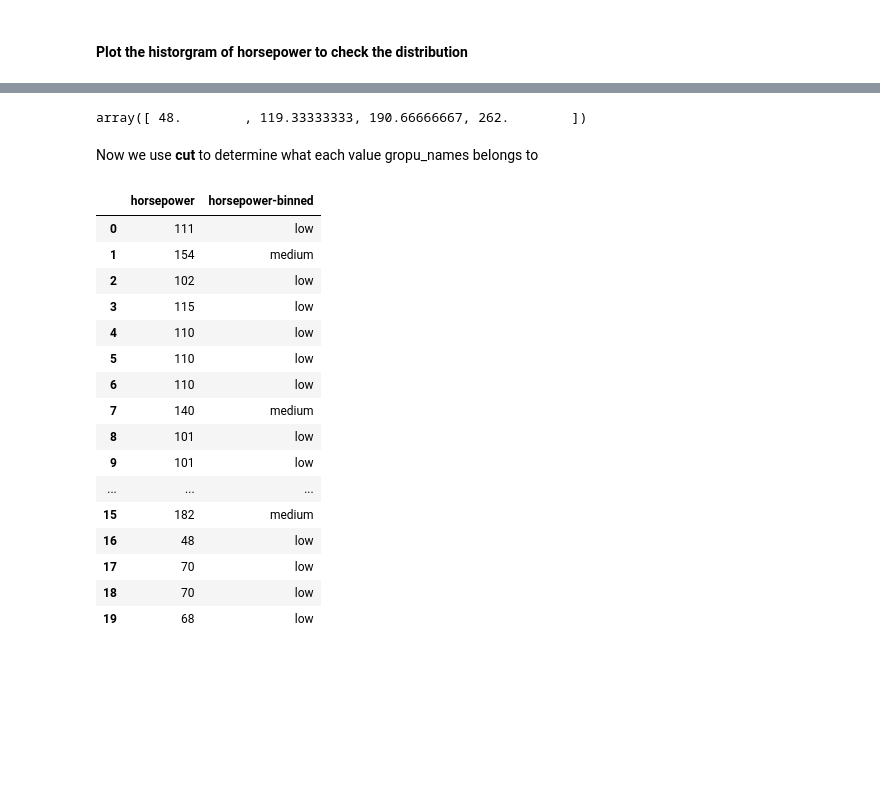
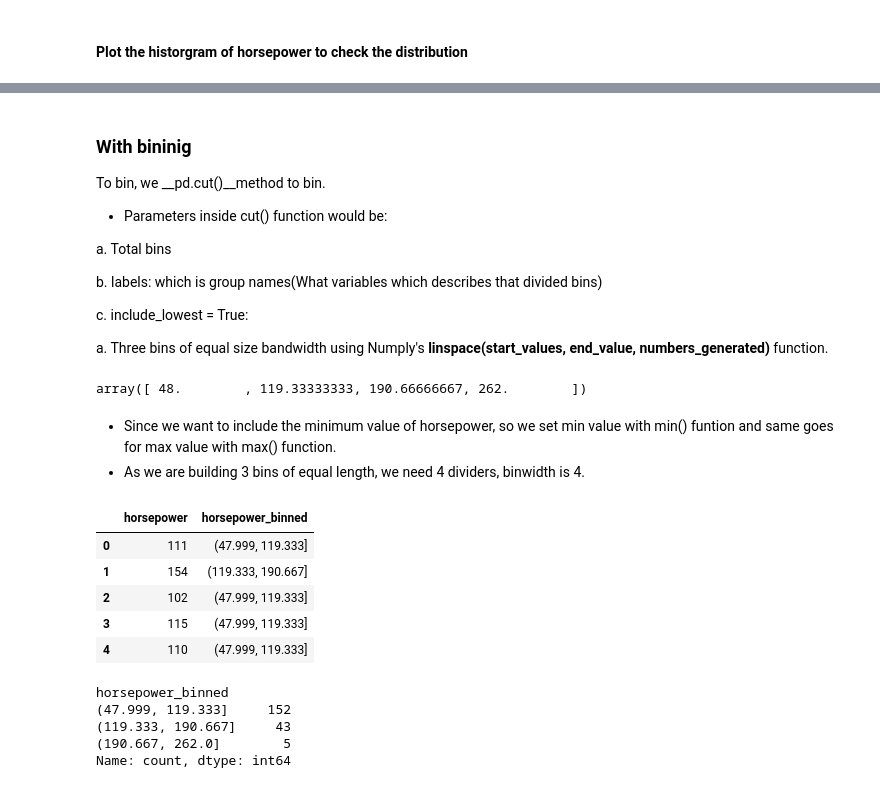
Before and after one commit to ghatanisuresh/DataScience_tutorial, a Jupyter notebook: Data-Wrangling/Automobile-Data-Wrangling-Demo.ipynb, the cells around one changed output, grey strips where cells are left out. Saved outputs shown, nothing was run; the diff lists cells and outputs as text; code cells hidden in the pictures; blank space fills up the shorter version.

```diff
--- a/Data-Wrangling/Automobile-Data-Wrangling-Demo.ipynb
+++ b/Data-Wrangling/Automobile-Data-Wrangling-Demo.ipynb
@@ -792,10 +792,10 @@ numerical_cols = ['normalized-losses', 'wheel-base', 'engine-size', 'bore', 'str
 scaler = MinMaxScaler()
 
 #NOrmalize the selected numerical columns.
-df[numerical_cols] = scaler.fit_transform(df[numerical_cols])
+#df[numerical_cols] = scaler.fit_transform(df[numerical_cols])
 
 # view the normalized dataframe
-df.head()
+#df.head()
 # %% [markdown]
 ### Binning
 
@@ -842 +844,16 @@ AttributeError: module 'matplotlib' has no attribute 'xlabel'
+# %% [markdown]
+### With bininig
+
+To bin, we __pd.cut()__method to bin.
+
+- Parameters inside cut() function would be:
+
+a. Total bins
+
+b. labels: which is group names(What variables which describes that divided bins)
+
+c. include_lowest = True:
+
+
+a. Three bins of equal size bandwidth using Numply's **linspace(start_values, end_value, numbers_generated)** function.
 # %%
@@ -849,23 +867,23 @@ group_names = ['low', 'medium','high']
-# %% [markdown]
-Now we use __cut__ to determine what each value gropu_names belongs to
+# %% [markdown]
+* Since we want to include the minimum value of horsepower, so we set min value with min() funtion and same goes for max value with max() function.
+* As we are building 3 bins of equal length, we need 4 dividers, binwidth is 4.
 # %%
-df['horsepower-binned'] = pd.cut(df['horsepower'], bins, labels = group_names, include_lowest= True)
-df[['horsepower', 'horsepower-binned']].head(20)
+# apply cut method to determin what each value of df['horsepower'] belongs to
+
+df['horsepower_binned'] = pd.cut(df['horsepower'], bins, group_names, include_lowest = True)
+df[['horsepower', 'horsepower_binned']].head()
 # %% [output]
-|  | horsepower | horsepower-binned |
-| 0 | 111 | low |
-| 1 | 154 | medium |
-| 2 | 102 | low |
-| 3 | 115 | low |
-| 4 | 110 | low |
-| 5 | 110 | low |
-| 6 | 110 | low |
-| 7 | 140 | medium |
-| 8 | 101 | low |
-| 9 | 101 | low |
-| ... | ... | ... |
-| 15 | 182 | medium |
-| 16 | 48 | low |
-| 17 | 70 | low |
-| 18 | 70 | low |
-| 19 | 68 | low |
+|  | horsepower | horsepower_binned |
+| 0 | 111 | (47.999, 119.333] |
+| 1 | 154 | (119.333, 190.667] |
+| 2 | 102 | (47.999, 119.333] |
+| 3 | 115 | (47.999, 119.333] |
+| 4 | 110 | (47.999, 119.333] |
+# %%
+df['horsepower_binned'].value_counts()
+# %% [output]
+horsepower_binned
+(47.999, 119.333]     152
+(119.333, 190.667]     43
+(190.667, 262.0]        5
+Name: count, dtype: int64
```
Also changed, not shown: parts of 29 cells of this notebook, 1 other file.
